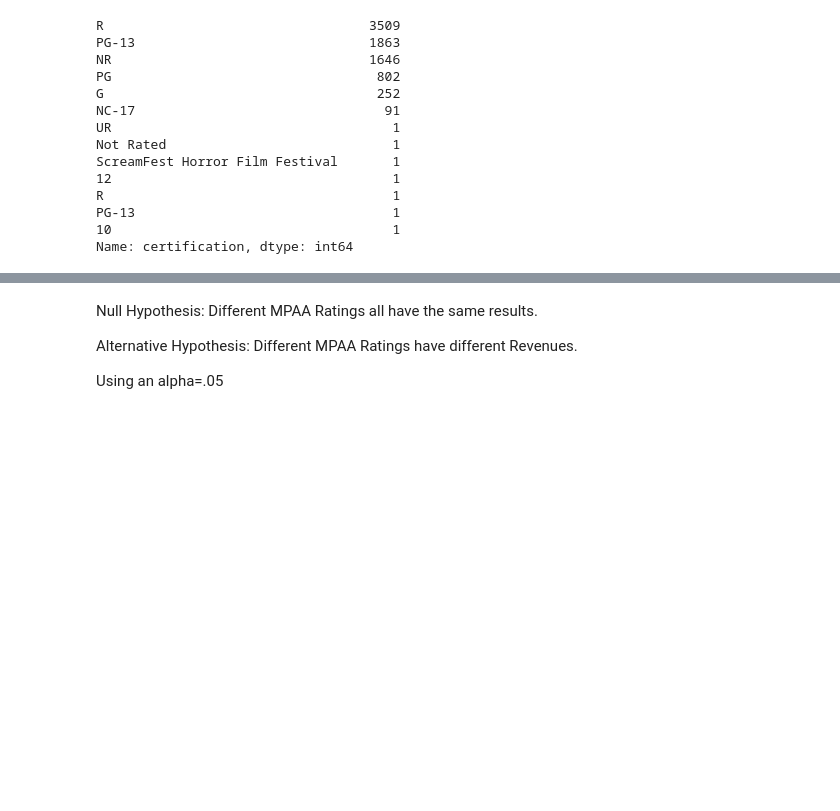
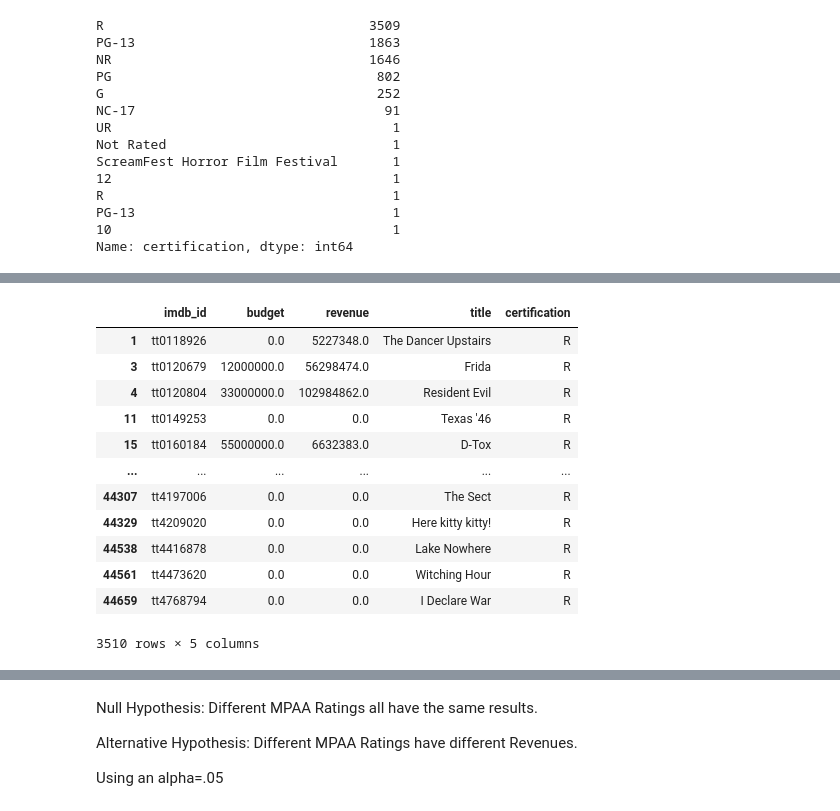
Before and after one commit to fid2445/Project-3-, a Jupyter notebook: Mike Fiddler Project Part 4 Hypothesis Testing.ipynb, the cells around one changed output, grey strips where cells are left out. Saved outputs shown, nothing was run; the diff lists cells and outputs as text; code cells hidden in the pictures; blank space fills up the shorter version.

```diff
--- a/Mike Fiddler Project Part 4 Hypothesis Testing.ipynb
+++ b/Mike Fiddler Project Part 4 Hypothesis Testing.ipynb
@@ -50,0 +51,3 @@ change cert to just the certs you want
+# %%
+df['certification'] = df['certification'].str.strip()
+df['certification'].value_counts()
@@ -50,0 +67,17 @@ change cert to just the certs you want
+# %%
+r_df = df.loc[(df['certification'] == 'R')]
+r_df
+# %% [output]
+|  | imdb_id | budget | revenue | title | certification |
+| 1 | tt0118926 | 0.0 | 5227348.0 | The Dancer Upstairs | R |
+| 3 | tt0120679 | 12000000.0 | 56298474.0 | Frida | R |
+| 4 | tt0120804 | 33000000.0 | 102984862.0 | Resident Evil | R |
+| 11 | tt0149253 | 0.0 | 0.0 | Texas '46 | R |
+| 15 | tt0160184 | 55000000.0 | 6632383.0 | D-Tox | R |
+| ... | ... | ... | ... | ... | ... |
+| 44307 | tt4197006 | 0.0 | 0.0 | The Sect | R |
+| 44329 | tt4209020 | 0.0 | 0.0 | Here kitty kitty! | R |
+| 44538 | tt4416878 | 0.0 | 0.0 | Lake Nowhere | R |
+| 44561 | tt4473620 | 0.0 | 0.0 | Witching Hour | R |
+| 44659 | tt4768794 | 0.0 | 0.0 | I Declare War | R |
+3510 rows × 5 columns
```
Also changed, not shown: parts of 14 cells of this notebook, 1 other file.
